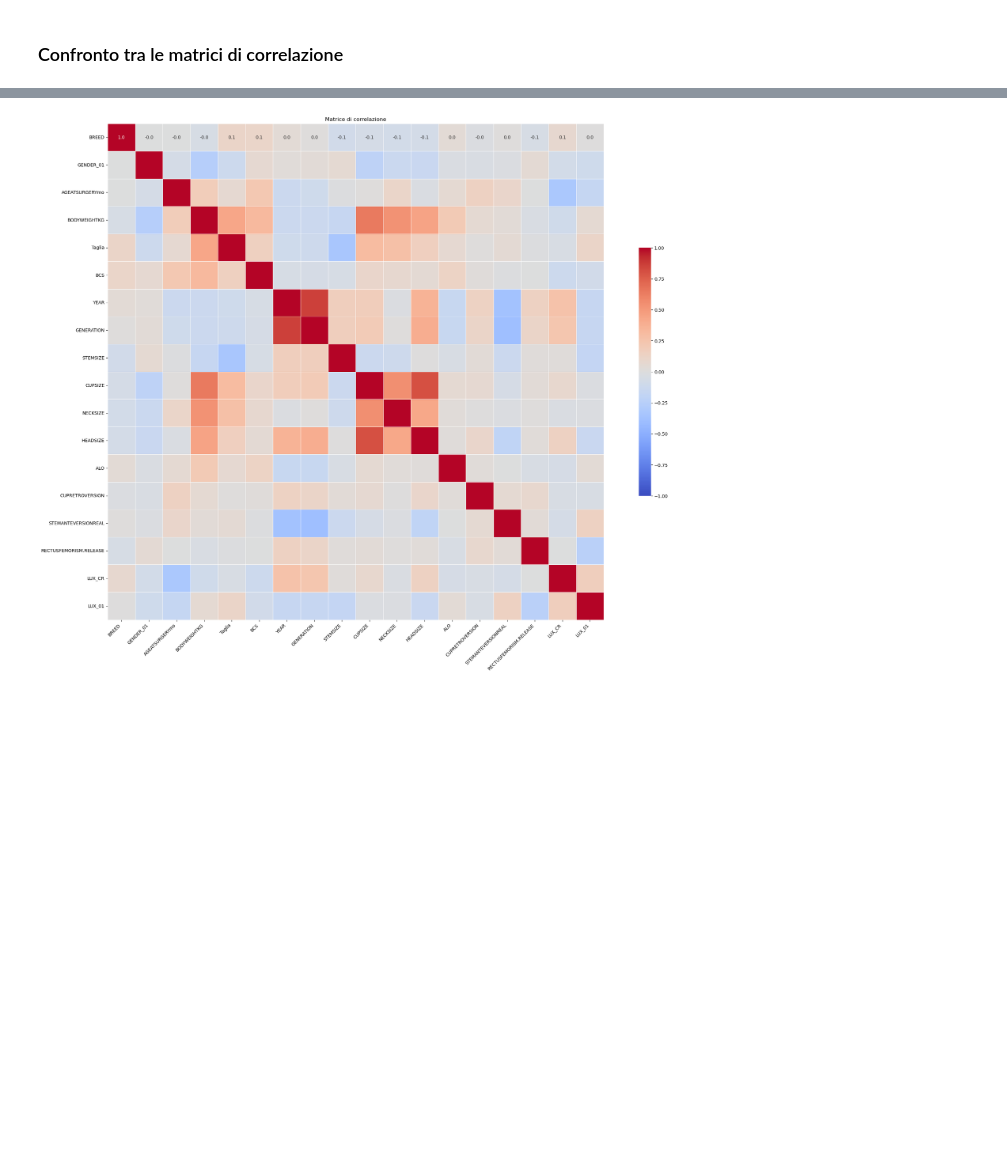
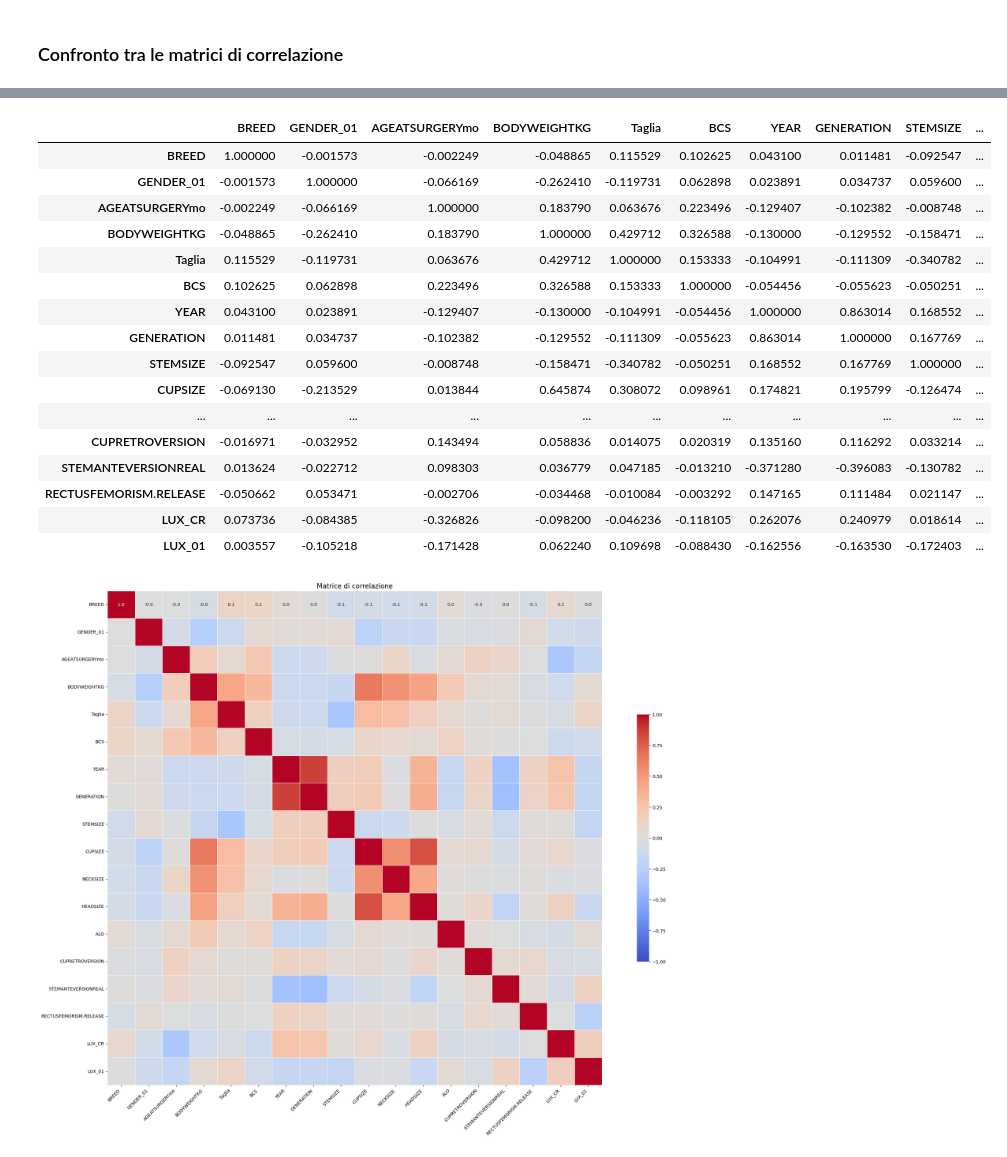
Before and after one commit to MatteoBisotti/Tirocinio, a Jupyter notebook: tirocinio/corr_matrix/corr_matrix.ipynb, the cells around one changed output, grey strips where cells are left out. Cells and saved outputs as stored; diff of their text form; code cells hidden in the pictures; blank space fills up the shorter version.

```diff
--- a/tirocinio/corr_matrix/corr_matrix.ipynb
+++ b/tirocinio/corr_matrix/corr_matrix.ipynb
@@ -27,6 +44,23 @@ func.diplay_corr_matrix(dataset)
 [figure]
 # %%
-func.diplay_corr_matrix(dataset_SMOTENC)
+func.display_corr_matrix(dataset_SMOTENC)
 # %% [output]
+|  | BREED | GENDER_01 | AGEATSURGERYmo | BODYWEIGHTKG | Taglia | BCS | YEAR | GENERATION | STEMSIZE | ... |
+| BREED | 1.000000 | -0.001573 | -0.002249 | -0.048865 | 0.115529 | 0.102625 | 0.043100 | 0.011481 | -0.092547 | ... |
+| GENDER_01 | -0.001573 | 1.000000 | -0.066169 | -0.262410 | -0.119731 | 0.062898 | 0.023891 | 0.034737 | 0.059600 | ... |
+| AGEATSURGERYmo | -0.002249 | -0.066169 | 1.000000 | 0.183790 | 0.063676 | 0.223496 | -0.129407 | -0.102382 | -0.008748 | ... |
+| BODYWEIGHTKG | -0.048865 | -0.262410 | 0.183790 | 1.000000 | 0.429712 | 0.326588 | -0.130000 | -0.129552 | -0.158471 | ... |
+| Taglia | 0.115529 | -0.119731 | 0.063676 | 0.429712 | 1.000000 | 0.153333 | -0.104991 | -0.111309 | -0.340782 | ... |
+| BCS | 0.102625 | 0.062898 | 0.223496 | 0.326588 | 0.153333 | 1.000000 | -0.054456 | -0.055623 | -0.050251 | ... |
+| YEAR | 0.043100 | 0.023891 | -0.129407 | -0.130000 | -0.104991 | -0.054456 | 1.000000 | 0.863014 | 0.168552 | ... |
+| GENERATION | 0.011481 | 0.034737 | -0.102382 | -0.129552 | -0.111309 | -0.055623 | 0.863014 | 1.000000 | 0.167769 | ... |
+| STEMSIZE | -0.092547 | 0.059600 | -0.008748 | -0.158471 | -0.340782 | -0.050251 | 0.168552 | 0.167769 | 1.000000 | ... |
+| CUPSIZE | -0.069130 | -0.213529 | 0.013844 | 0.645874 | 0.308072 | 0.098961 | 0.174821 | 0.195799 | -0.126474 | ... |
+| ... | ... | ... | ... | ... | ... | ... | ... | ... | ... | ... |
+| CUPRETROVERSION | -0.016971 | -0.032952 | 0.143494 | 0.058836 | 0.014075 | 0.020319 | 0.135160 | 0.116292 | 0.033214 | ... |
+| STEMANTEVERSIONREAL | 0.013624 | -0.022712 | 0.098303 | 0.036779 | 0.047185 | -0.013210 | -0.371280 | -0.396083 | -0.130782 | ... |
+| RECTUSFEMORISM.RELEASE | -0.050662 | 0.053471 | -0.002706 | -0.034468 | -0.010084 | -0.003292 | 0.147165 | 0.111484 | 0.021147 | ... |
+| LUX_CR | 0.073736 | -0.084385 | -0.326826 | -0.098200 | -0.046236 | -0.118105 | 0.262076 | 0.240979 | 0.018614 | ... |
+| LUX_01 | 0.003557 | -0.105218 | -0.171428 | 0.062240 | 0.109698 | -0.088430 | -0.162556 | -0.163530 | -0.172403 | ... |
 [figure]
 # %%
```
Also changed, not shown: parts of 3 cells of this notebook, 2 other files.
